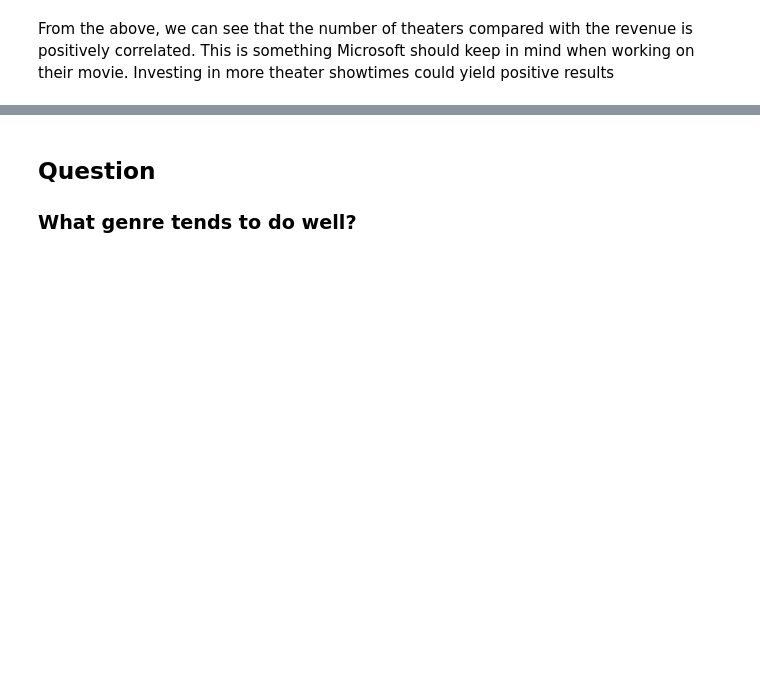
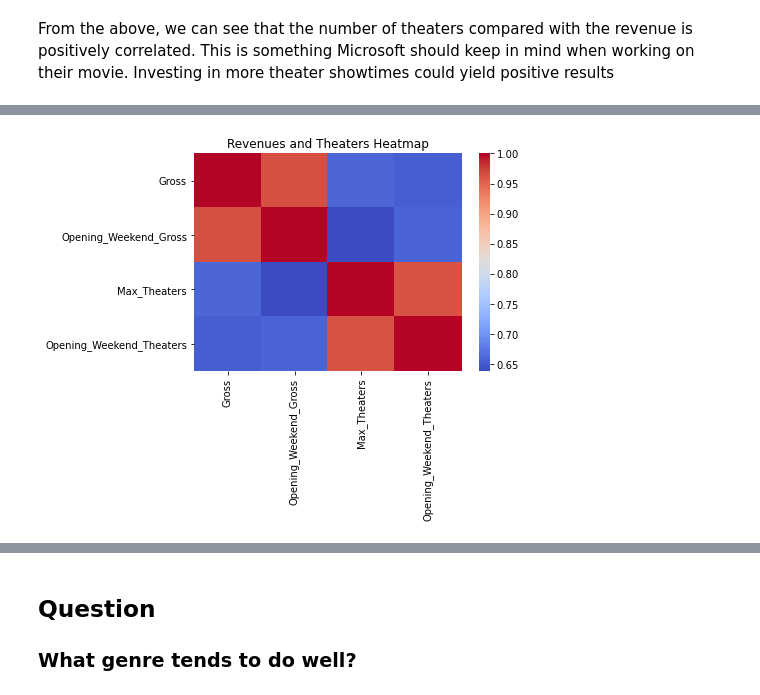
Before and after one commit to bmccabe96/Movie_Box_Office_Analysis, a Jupyter notebook: Mojo_and_Twitter_Analysis.ipynb, the cells around one changed output, grey strips where cells are left out. Drawn from its saved outputs; the diff is of its cells as text; code cells hidden in the pictures; blank space fills up the shorter version.

```diff
--- a/Mojo_and_Twitter_Analysis.ipynb
+++ b/Mojo_and_Twitter_Analysis.ipynb
@@ -76,0 +106,3 @@ From the above, we can see that the number of theaters compared with the revenue
+# %%
+df_gross_thea = df.copy()[['Gross', 'Opening_Weekend_Gross', 'Max_Theaters', 'Opening_Weekend_Theaters']]
+df_gross_thea.corr()
@@ -76,0 +115,7 @@ From the above, we can see that the number of theaters compared with the revenue
+# %%
+sns.heatmap(df_gross_thea.corr(), cmap='coolwarm')
+plt.title('Revenues and Theaters Heatmap')
+#plt.show()
+plt.savefig('/Users/brianmccabe/Desktop/Gross_Theaters_Heatmap')
+# %% [output]
+[figure, added]
```
Also changed, not shown: parts of 9 cells of this notebook.
